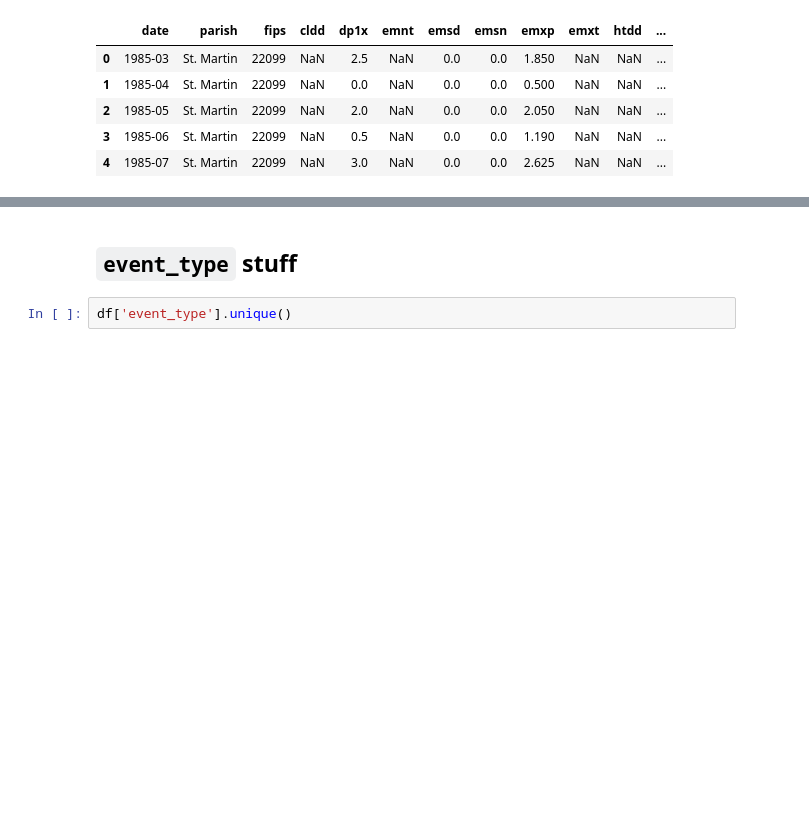
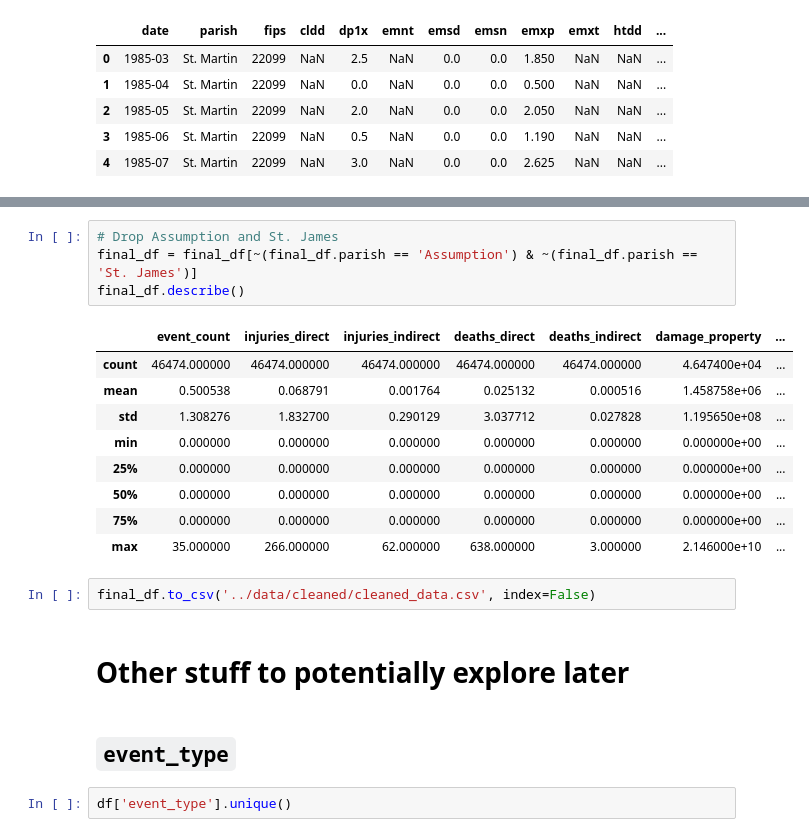
Before and after one commit to jennyrhee/flood-events, a Jupyter notebook: notebooks/data_wrangling.ipynb, the cells around one changed output, grey strips where cells are left out. Drawn from its saved outputs; the diff is of its cells as text; blank space fills up the shorter version.

```diff
--- a/notebooks/data_wrangling.ipynb
+++ b/notebooks/data_wrangling.ipynb
@@ -887,5 +957,23 @@ averaged_met_df[averaged_met_df.cldd.isnull()]
+# %%
+# Drop Assumption and St. James
+final_df = final_df[~(final_df.parish == 'Assumption') & ~(final_df.parish == 'St. James')]
+final_df.describe()
+# %% [output]
+|  | event_count | injuries_direct | injuries_indirect | deaths_direct | deaths_indirect | damage_property | ... |
+| count | 46474.000000 | 46474.000000 | 46474.000000 | 46474.000000 | 46474.000000 | 4.647400e+04 | ... |
+| mean | 0.500538 | 0.068791 | 0.001764 | 0.025132 | 0.000516 | 1.458758e+06 | ... |
+| std | 1.308276 | 1.832700 | 0.290129 | 3.037712 | 0.027828 | 1.195650e+08 | ... |
+| min | 0.000000 | 0.000000 | 0.000000 | 0.000000 | 0.000000 | 0.000000e+00 | ... |
+| 25% | 0.000000 | 0.000000 | 0.000000 | 0.000000 | 0.000000 | 0.000000e+00 | ... |
+| 50% | 0.000000 | 0.000000 | 0.000000 | 0.000000 | 0.000000 | 0.000000e+00 | ... |
+| 75% | 0.000000 | 0.000000 | 0.000000 | 0.000000 | 0.000000 | 0.000000e+00 | ... |
+| max | 35.000000 | 266.000000 | 62.000000 | 638.000000 | 3.000000 | 2.146000e+10 | ... |
+# %%
+final_df.to_csv('../data/cleaned/cleaned_data.csv', index=False)
+# %% [markdown]
+# Other stuff to potentially explore later
 # %% [markdown]
-## `event_type` stuff
+## `event_type`
 # %%
 df['event_type'].unique()
 # %%
```
Also changed, not shown: parts of 38 cells of this notebook.
